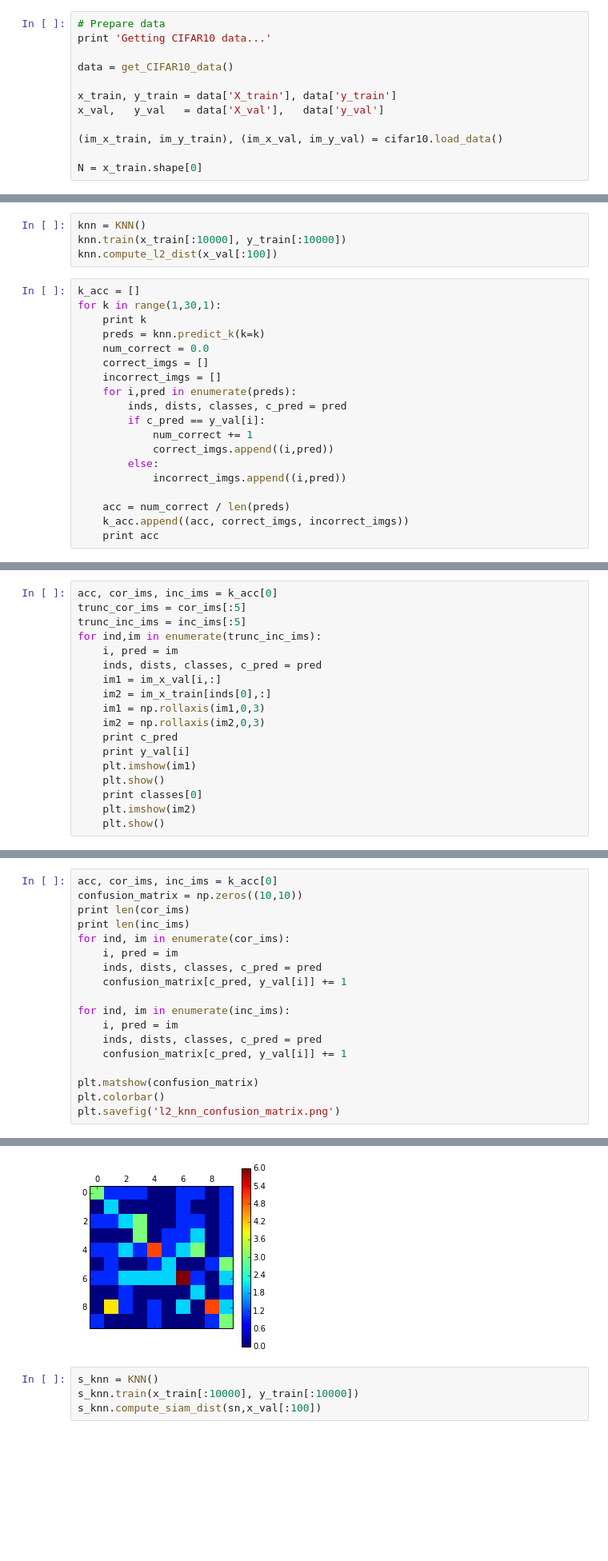
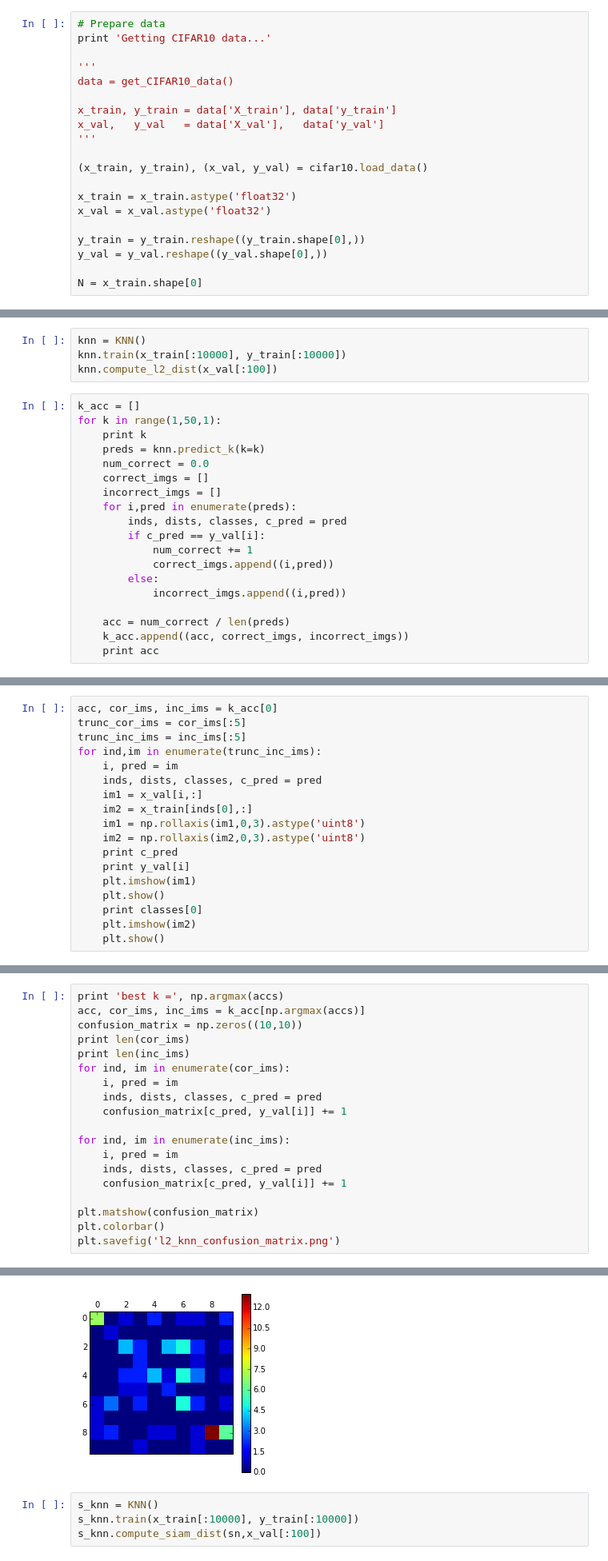
Before and after one commit to francis-lewis/siamese-neighbors, a Jupyter notebook: SiameseNet_AllClasses.ipynb, the cells around one changed output, grey strips where cells are left out. Shown at 80% size. Cells and saved outputs as stored; diff of their text form; blank space fills up the shorter version.

```diff
--- a/SiameseNet_AllClasses.ipynb
+++ b/SiameseNet_AllClasses.ipynb
@@ -9,12 +8,20 @@ Using gpu device 0: GRID K520 (CNMeM is disabled, CuDNN not available)
 # Prepare data
 print 'Getting CIFAR10 data...'
 
+'''
 data = get_CIFAR10_data()
 
 x_train, y_train = data['X_train'], data['y_train']
 x_val,   y_val   = data['X_val'],   data['y_val']
+'''
 
-(im_x_train, im_y_train), (im_x_val, im_y_val) = cifar10.load_data()
+(x_train, y_train), (x_val, y_val) = cifar10.load_data()
+
+x_train = x_train.astype('float32')
+x_val = x_val.astype('float32')
+
+y_train = y_train.reshape((y_train.shape[0],))
+y_val = y_val.reshape((y_val.shape[0],))
 
 N = x_train.shape[0]
 # %% [output]
@@ -244,7 +251,7 @@ knn.train(x_train[:10000], y_train[:10000])
 knn.compute_l2_dist(x_val[:100])
 # %%
 k_acc = []
-for k in range(1,30,1):
+for k in range(1,50,1):
     print k
     preds = knn.predict_k(k=k)
     num_correct = 0.0
@@ -300,10 +307,10 @@ trunc_inc_ims = inc_ims[:5]
 for ind,im in enumerate(trunc_inc_ims):
     i, pred = im
     inds, dists, classes, c_pred = pred
-    im1 = im_x_val[i,:]
-    im2 = im_x_train[inds[0],:]
-    im1 = np.rollaxis(im1,0,3)
-    im2 = np.rollaxis(im2,0,3)
+    im1 = x_val[i,:]
+    im2 = x_train[inds[0],:]
+    im1 = np.rollaxis(im1,0,3).astype('uint8')
+    im2 = np.rollaxis(im2,0,3).astype('uint8')
     print c_pred
     print y_val[i]
     plt.imshow(im1)
@@ -330,6 +337,7 @@ for ind,im in enumerate(trunc_inc_ims):
 ... (8 outputs left out)
 # %%
-acc, cor_ims, inc_ims = k_acc[0]
+print 'best k =', np.argmax(accs)
+acc, cor_ims, inc_ims = k_acc[np.argmax(accs)]
 confusion_matrix = np.zeros((10,10))
 print len(cor_ims)
 print len(inc_ims)
@@ -352,4 +361,4 @@ plt.savefig('l2_knn_confusion_matrix.png')
-[figure, old version]
+[figure, new version]
 # %%
 s_knn = KNN()
 s_knn.train(x_train[:10000], y_train[:10000])
```
Also changed, not shown: parts of 5 cells of this notebook.
